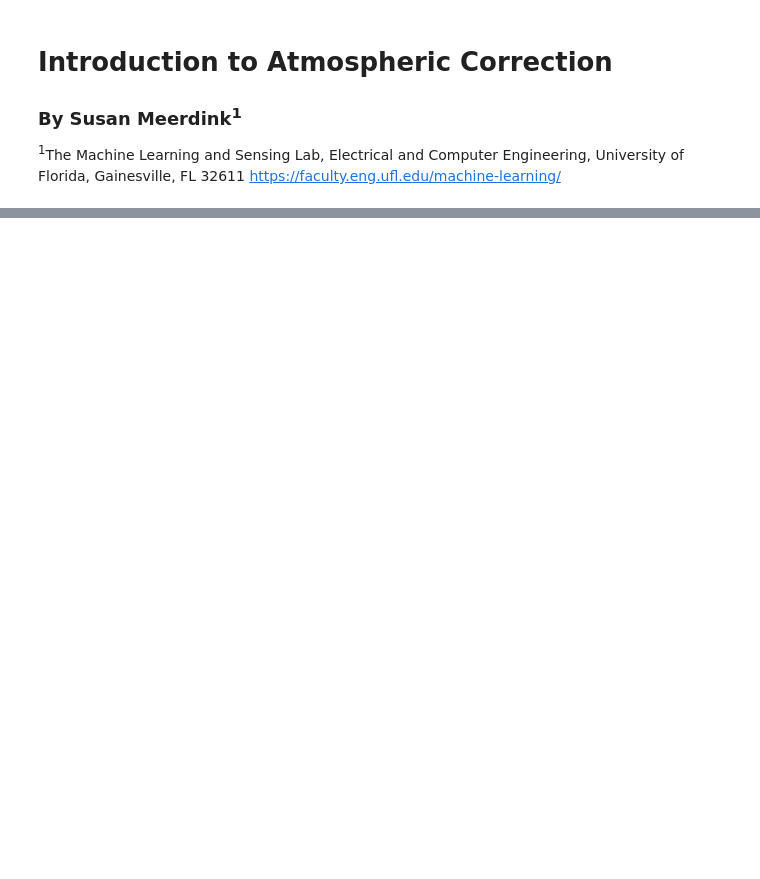
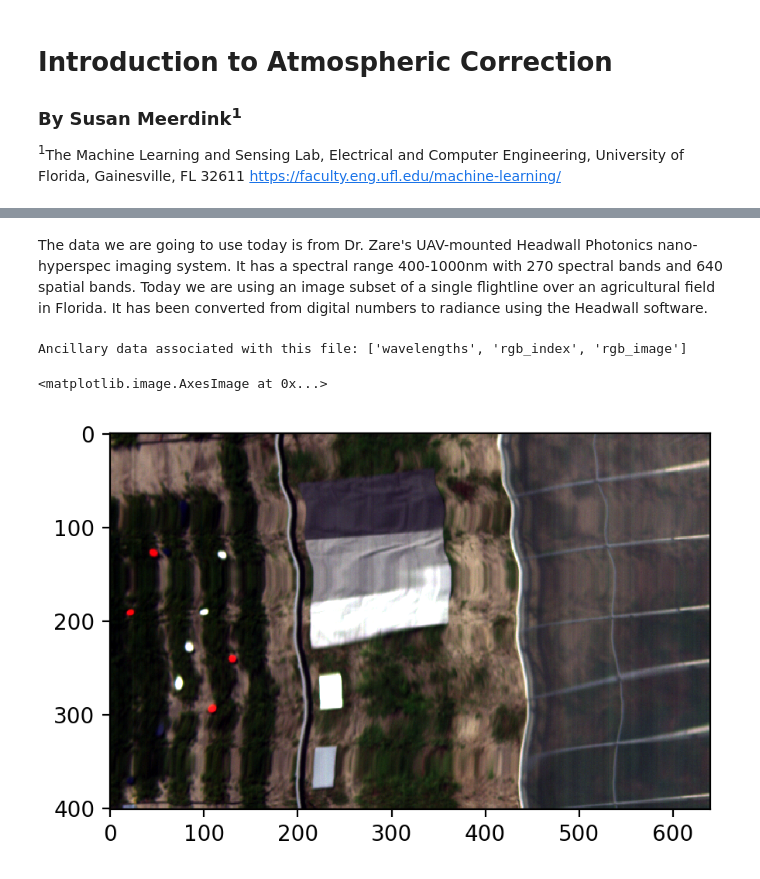
Before and after one commit to GatorSense/AtmosphericCorrectionIntroduction, a Jupyter notebook: 1. Atmospheric Correction Intro.ipynb, the cells around one changed output, grey strips where cells are left out. Cells and saved outputs as stored; diff of their text form; code cells hidden in the pictures; blank space fills up the shorter version.

Commit message:
Adding in reading data and visualizing

```diff
--- a/1. Atmospheric Correction Intro.ipynb
+++ b/1. Atmospheric Correction Intro.ipynb
@@ -44,0 +46,23 @@ ModuleNotFoundError: No module named 'loadmat'
+# %% [markdown]
+The data we are going to use today is from Dr. Zare's UAV-mounted Headwall Photonics nano-hyperspec imaging system. It has a spectral range 400-1000nm with 270 spectral bands and 640 spatial bands. Today we are using an image subset of a single flightline over an agricultural field in Florida. It has been converted from digital numbers to radiance using the Headwall software.
+# %%
+# Load the image
+# Note: Image will have georeferencing error because it does gone through georeferencing yet which is normally done after reflectance.
+imgFile = rasterio.open('img_radiance', 'r')
+
+# Loading Metadata Data
+data_anc = np.load('img_metadata.npz')
+print('Ancillary data associated with this file: ' + str(data_anc.files))
+
+# Set some of the variables from the ancillary data
+wave = data_anc['wavelengths']
+rgb_index = data_anc['rgb_index']
+rgb_image = data_anc['rgb_image']
+
+# Display Red/Green/Blue or true color image
+plt.figure(figsize=(5,5))
+plt.imshow(rgb_image)
+# %% [output]
+Ancillary data associated with this file: ['wavelengths', 'rgb_index', 'rgb_image']
+<matplotlib.image.AxesImage at 0x...>
+[figure, added]
```
Also changed, not shown: parts of 6 cells of this notebook, 1 other file.
